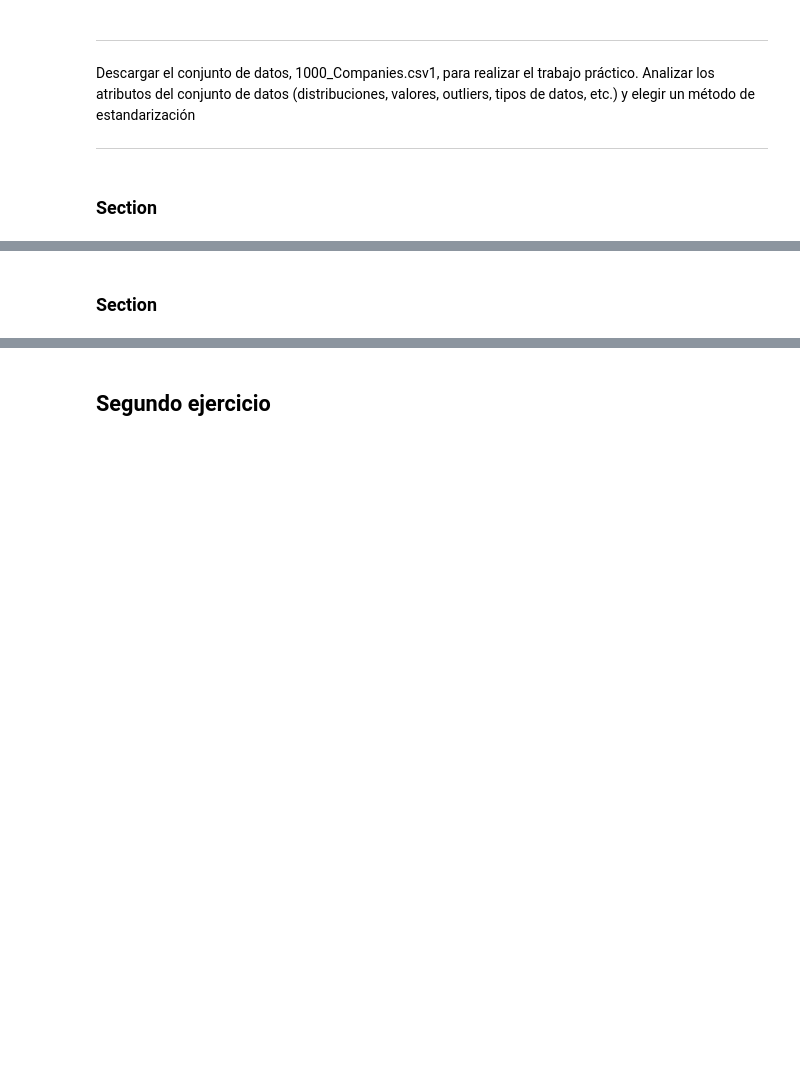
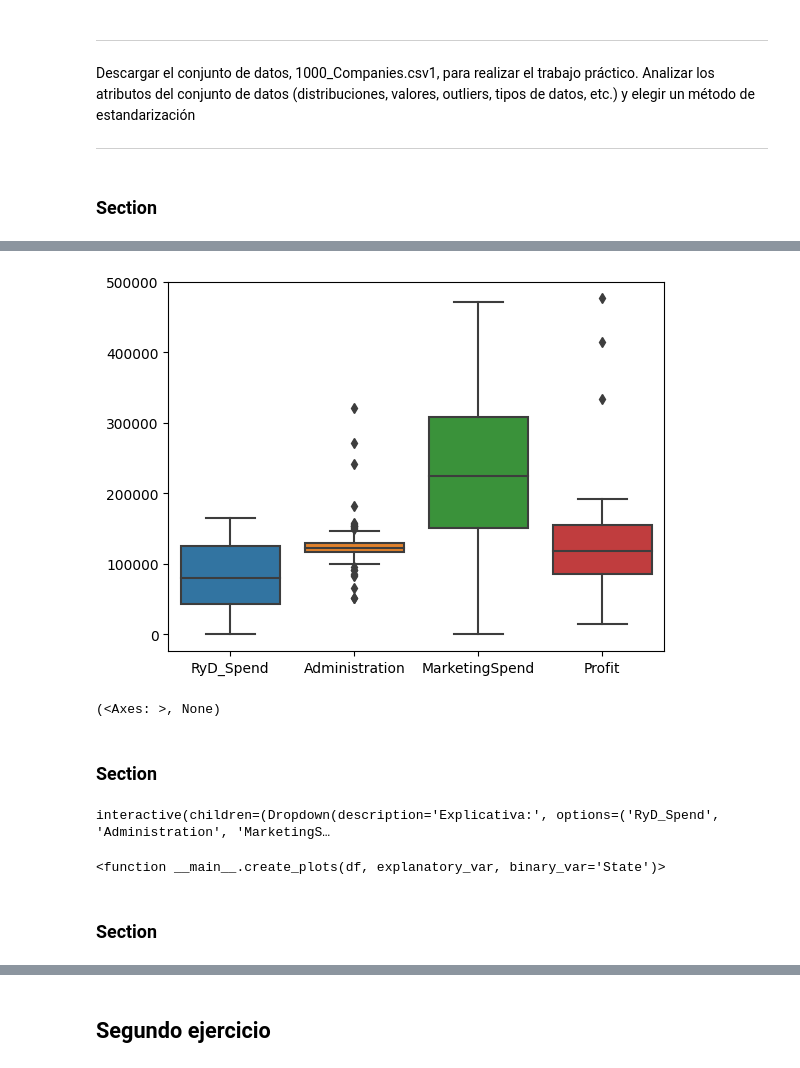
Before and after one commit to Simon890/mineria_datos, a Jupyter notebook: TP2.ipynb, the cells around one changed output, grey strips where cells are left out. Drawn from its saved outputs; the diff is of its cells as text; code cells hidden in the pictures; blank space fills up the shorter version.

```diff
--- a/TP2.ipynb
+++ b/TP2.ipynb
@@ -30,2 +47,5 @@ un juego de cartas,
 # %% [markdown]
 ## Datasets
+# %%
+cartas = pd.read_csv('PokemonDB.csv')
+companies = pd.read_csv('1000_Companies.csv')
@@ -46,2 +129,44 @@ datos, etc.) y elegir un método de estandarización
+# %%
+sns.boxplot(companies), plt.show()
+# %% [output]
+[figure, added]
+(<Axes: >, None)
 # %% [markdown]
 ### Section
+# %%
+
+def create_plots(df, explanatory_var, binary_var='State'):
+    fig, axs = plt.subplots(3, 1, figsize=(6,6))
+
+    # es un grafico de una sola dimension que le da grosor en el eje y solo por facilidad de visualizacion, separa las clases en colores
+    sns.stripplot(x=explanatory_var, y=[""]*len(df), hue=binary_var, data=df, jitter=True, ax=axs[0])
+    axs[0].set_title('Distribución de ' + explanatory_var + ' con respecto a ' + binary_var)
+    axs[0].legend('')
+    axs[0].set_xlabel("")
+
+    # crea distribucion en boxplot de la variable separado por clase
+    sns.boxplot(y=binary_var, x=explanatory_var, data=df, orient='h', ax=axs[1])
+    axs[1].legend('')
+    axs[1].set_xlabel("")
+
+    # distribuciones de densidad por clases
+    sns.kdeplot(data=df, x=explanatory_var, hue=binary_var, fill=True, ax=axs[2])
+    axs[2].set_xlabel(explanatory_var)
+    axs[2].legend('')
+
+    plt.tight_layout()
+    plt.show()
+
+# Crear selector de variable explicativa
+explanatory_var_widget = widgets.Dropdown(
+    options=[col for col in companies.columns if col not in ['State']],
+    description='Explicativa:',
+)
+
+# Usar interact para crear la actualizar el grafico en un cambio
+interact(create_plots, df=widgets.fixed(companies), explanatory_var=explanatory_var_widget)
+# %% [output]
+interactive(children=(Dropdown(description='Explicativa:', options=('RyD_Spend', 'Administration', 'MarketingS…
+<function __main__.create_plots(df, explanatory_var, binary_var='State')>
+# %% [markdown]
+### Section
```
Also changed, not shown: parts of 15 cells of this notebook.
